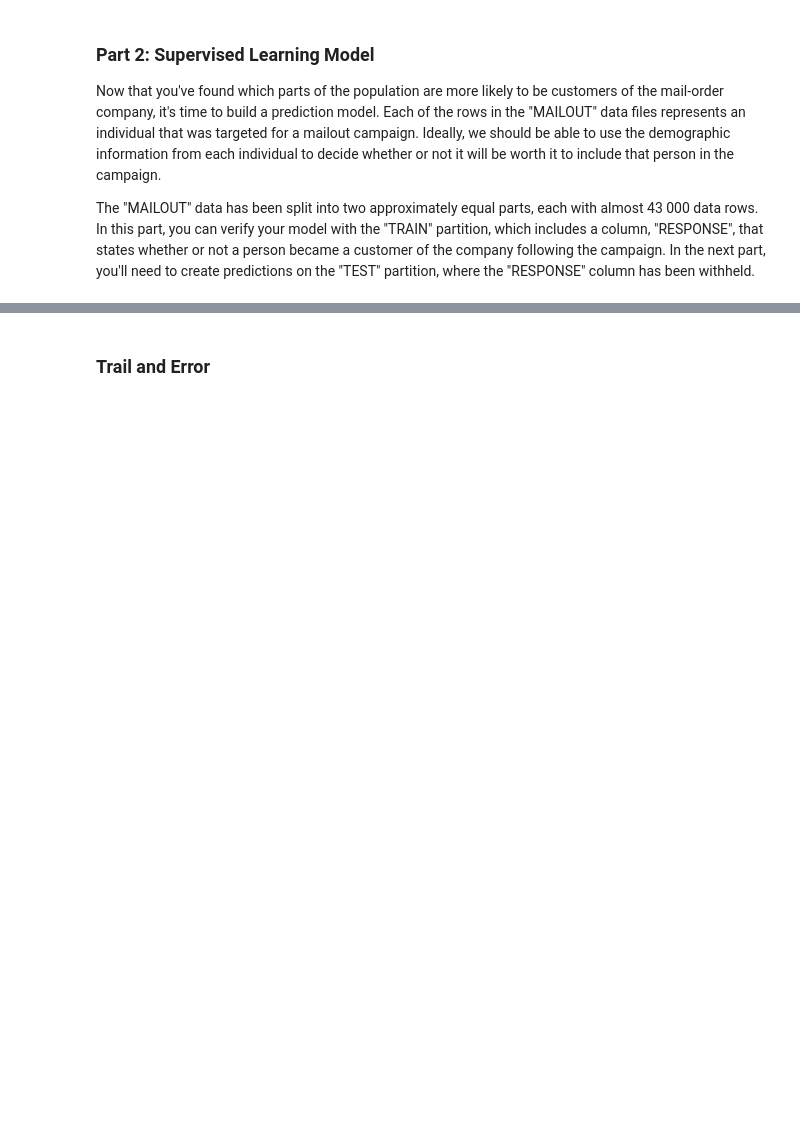
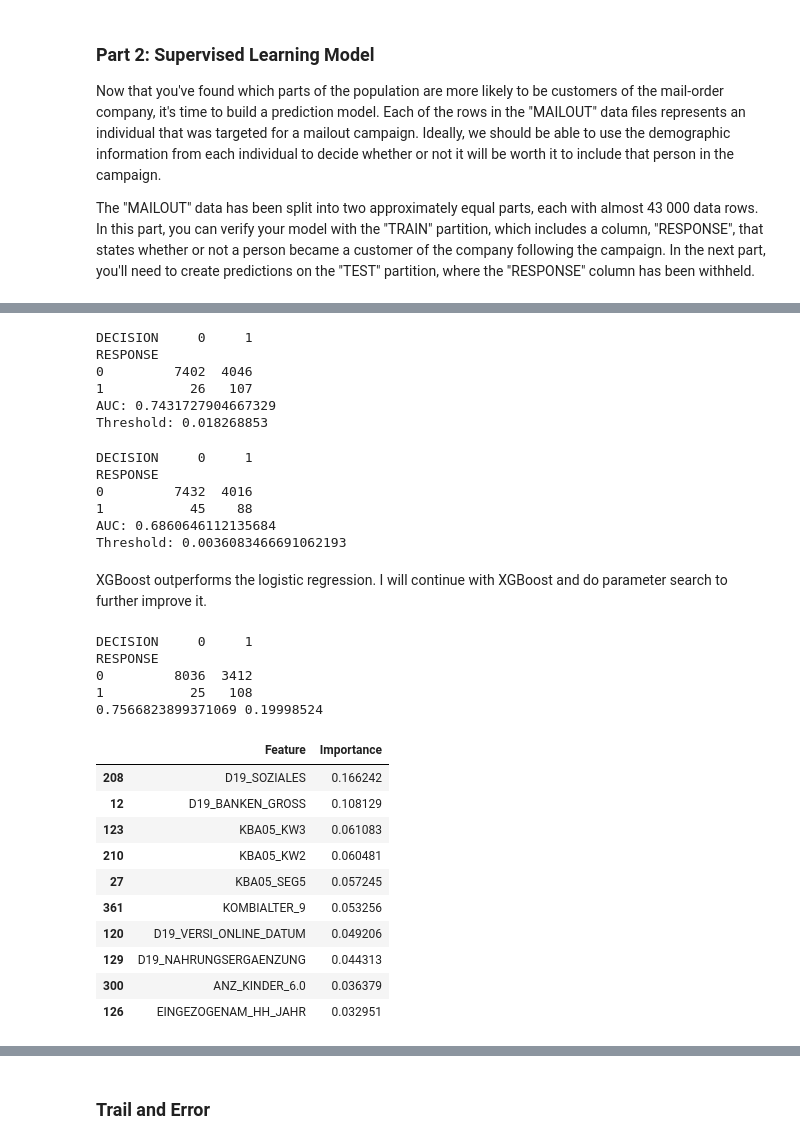
Before and after one commit to t4mmger/capstone, a Jupyter notebook: Projekt4.ipynb, the cells around one changed output, grey strips where cells are left out. Saved outputs shown, nothing was run; the diff lists cells and outputs as text; code cells hidden in the pictures; blank space fills up the shorter version.

```diff
--- a/Projekt4.ipynb
+++ b/Projekt4.ipynb
@@ -1187,0 +1250,7 @@ X_train.head()
+# %%
+# Fitting logistic regression model
+lr_model = LogisticRegression(max_iter = 1000)
+lr_model.fit(X_train_scaled, y_train)
+
+# Predicting probabilities
+lr_pred = model.predict_proba(X_test_scaled)[:, 1]
@@ -1187,0 +1272,72 @@ X_train.head()
+# %%
+xg_auc, xg_threshold = Evaluating_Model(model_name = xg_model, y_pred_probs = xg_pred)
+print('AUC:', xg_auc)
+print('Threshold:', xg_threshold)
+# %% [output]
+DECISION     0     1
+RESPONSE
+0         7402  4046
+1           26   107
+AUC: 0.7431727904667329
+Threshold: 0.018268853
+# %%
+lr_auc, lr_threshold = Evaluating_Model(model_name = lr_model, y_pred_probs = lr_pred)
+print('AUC:', lr_auc)
+print('Threshold:', lr_threshold)
+# %% [output]
+DECISION     0     1
+RESPONSE
+0         7432  4016
+1           45    88
+AUC: 0.6860646112135684
+Threshold: 0.0036083466691062193
+# %% [markdown]
+XGBoost outperforms the logistic regression. I will continue with XGBoost and do parameter search to further improve it.
+# %%
+# Create the pipeline with scaling and XGBoost model
+pipeline = Pipeline([
+    ('scaler', StandardScaler()),  # First step: Scaling
+    ('xg_model', XGBRegressor(n_estimators=100))  # Second step: XGBoost model
+])
+
+# Define the hyperparameter grid for the XGBoost model
+param_grid = {
+    'xg_model__learning_rate': [0.1, 0.01],
+    'xg_model__max_depth': [3, 5, 7],
+}
+
+# Perform the grid search with cross-validation
+grid_search = GridSearchCV(pipeline, param_grid, cv=5, scoring='roc_auc')
+grid_search.fit(X_train, y_train)
+
+# Get the best model from the grid search
+best_model = grid_search.best_estimator_
+# Predict values for y_test using the best model
+y_pred = best_model.predict(X_test)
+# %%
+best_auc, best_threshold = Evaluating_Model(model_name = best_model, y_pred_probs = y_pred)
+print(best_auc, best_threshold)
+# %% [output]
+DECISION     0     1
+RESPONSE
+0         8036  3412
+1           25   108
+0.7566823899371069 0.19998524
+# %%
+# What features are the most important?
+feature_importances = best_model.named_steps['xg_model'].feature_importances_
+importance_df = pd.DataFrame({'Feature': X.columns, 'Importance': feature_importances})
+importance_df = importance_df.sort_values(by='Importance', ascending=False)
+importance_df.head(10)
+# %% [output]
+|  | Feature | Importance |
+| 208 | D19_SOZIALES | 0.166242 |
+| 12 | D19_BANKEN_GROSS | 0.108129 |
+| 123 | KBA05_KW3 | 0.061083 |
+| 210 | KBA05_KW2 | 0.060481 |
+| 27 | KBA05_SEG5 | 0.057245 |
+| 361 | KOMBIALTER_9 | 0.053256 |
+| 120 | D19_VERSI_ONLINE_DATUM | 0.049206 |
+| 129 | D19_NAHRUNGSERGAENZUNG | 0.044313 |
+| 300 | ANZ_KINDER_6.0 | 0.036379 |
+| 126 | EINGEZOGENAM_HH_JAHR | 0.032951 |
```
Also changed, not shown: parts of 15 cells of this notebook.
